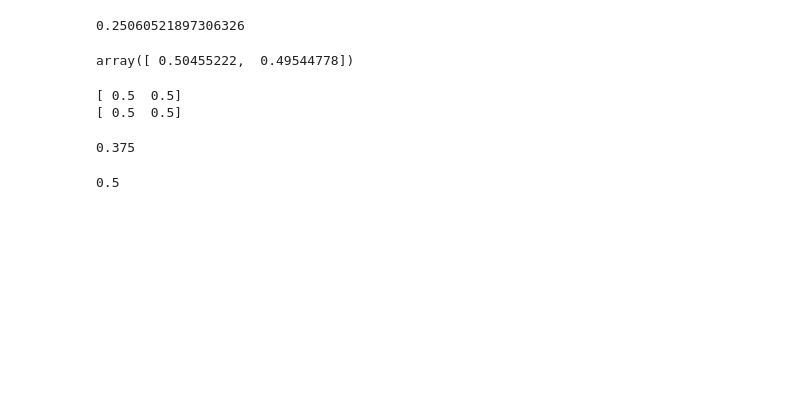
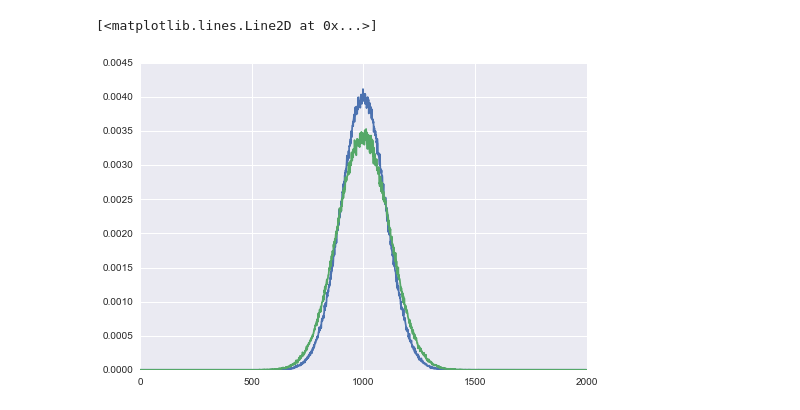
Before and after one commit to jlorince/WoS, a Jupyter notebook: notebooks/Untitled1.ipynb, the cells around one changed output. Saved outputs shown, nothing was run; the diff lists cells and outputs as text; code cells hidden in the pictures; blank space fills up the shorter version.

```diff
--- a/notebooks/Untitled1.ipynb
+++ b/notebooks/Untitled1.ipynb
@@ -86,22 +9,14 @@ div(a,b,2.0)
-# %%
-div_max(a,b,2.0)
-# %% [output]
-0.25060521897306326
-# %%
-(a+b)/2
-# %% [output]
-array([ 0.50455222,  0.49544778])
-# %%
-print(a)
-print(b)
-# %% [output]
-[ 0.5  0.5]
-[ 0.5  0.5]
-# %%
-div(a,b,2.0)
-# %% [output]
-0.375
-# %%
-a_entropy(a,2.0)
-# %% [output]
-0.5
+# %%
+x1 = np.random.randn(1000000)
+x2 = np.random.randn(1000000)+(np.random.choice([-1,1],1000000)*np.random.random(1000000))
+
+bins = np.arange(-10,10.01,.01)
+vals_x1 = np.histogram(x1,bins=bins)[0]
+vals_x1 = vals_x1 / float(vals_x1.sum())
+plt.plot(vals_x1)
+vals_x2 = np.histogram(x2,bins=bins)[0]
+vals_x2 = vals_x2 / float(vals_x2.sum())
+plt.plot(vals_x2)
+# %% [output]
+[<matplotlib.lines.Line2D at 0x...>]
+[figure, added]
```
Also changed, not shown: parts of 23 cells of this notebook, 34 other files.
